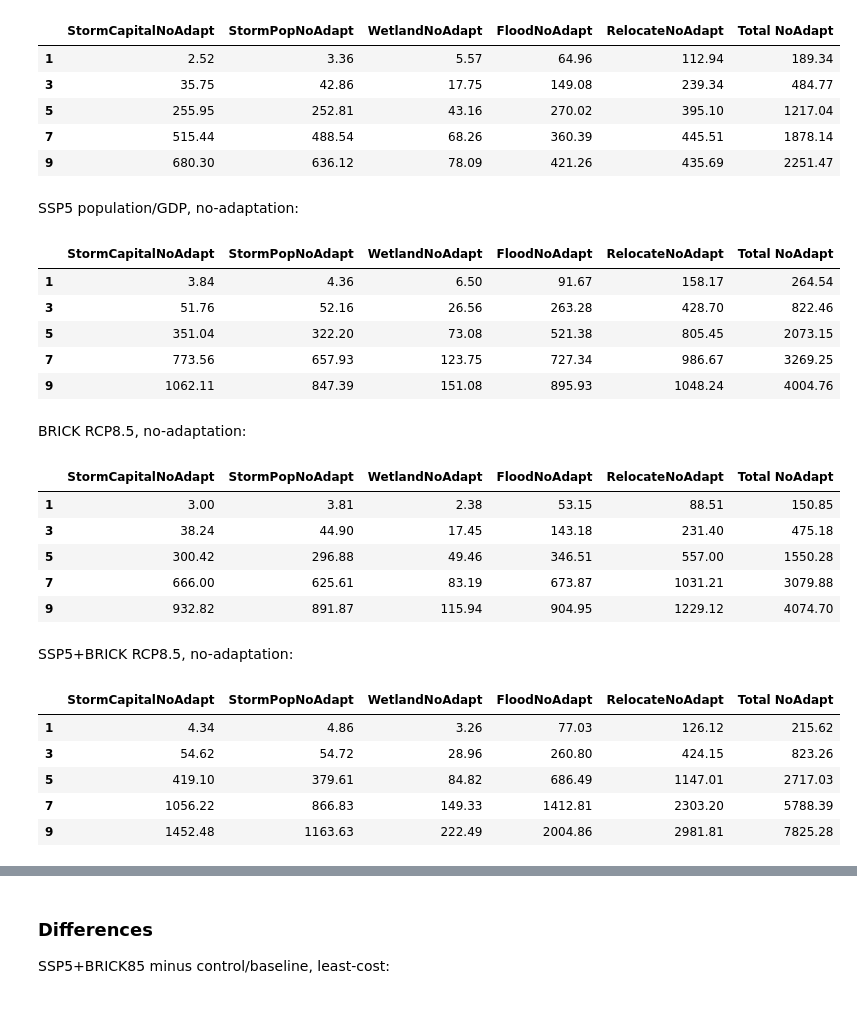
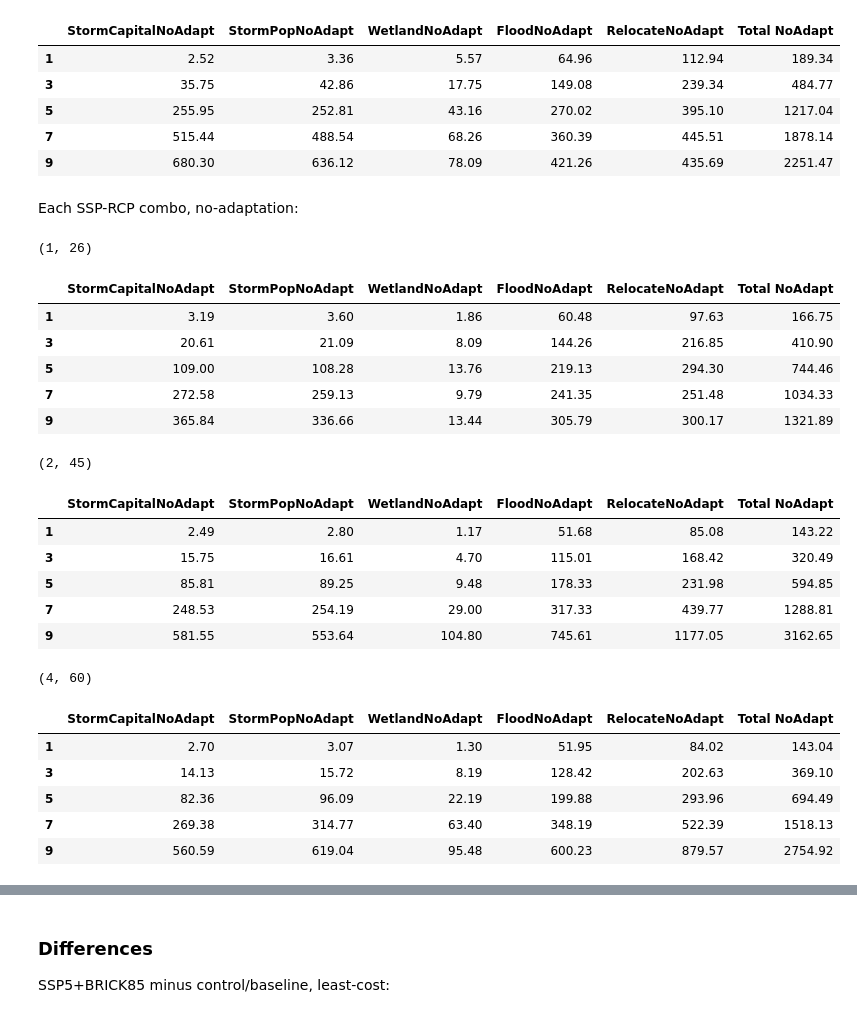
Before and after one commit to raddleverse/CIAM_uncertainty_propagation, a Jupyter notebook: work_baseline_comparisons/plotsAndAnalysis_baselineComparisons.ipynb, the cells around one changed output, grey strips where cells are left out. Saved outputs shown, nothing was run; the diff lists cells and outputs as text; code cells hidden in the pictures.

```diff
--- a/work_baseline_comparisons/plotsAndAnalysis_baselineComparisons.ipynb
+++ b/work_baseline_comparisons/plotsAndAnalysis_baselineComparisons.ipynb
@@ -911,4 +1398,4 @@ BRICK RCP8.5, least-cost:
 # %%
-df_BRICK85["Total"] = np.sum(df_BRICK85[["FloodOptimal","WetlandOptimal","InundationOptimal","RetreatOptimal","ProtectOptimal"]],axis=1)
-np.round(df_BRICK85[["FloodOptimal","WetlandOptimal","InundationOptimal","RetreatOptimal","ProtectOptimal","Total"]].iloc[idx_plot],2)
+scen = (2,45); print(scen)
+np.round(dfs[scen][["FloodOptimal","WetlandOptimal","InundationOptimal","RetreatOptimal","ProtectOptimal","Total"]].iloc[idx_plot],2)
 # %% [output]
@@ -923,4 +1409,4 @@ SSP5+BRICK RCP8.5, least-cost:
 # %%
-df_SSP5_BRICK85["Total"] = np.sum(df_SSP5_BRICK85[["FloodOptimal","WetlandOptimal","InundationOptimal","RetreatOptimal","ProtectOptimal"]],axis=1)
-np.round(df_SSP5_BRICK85[["FloodOptimal","WetlandOptimal","InundationOptimal","RetreatOptimal","ProtectOptimal","Total"]].iloc[idx_plot],2)
+scen = (4,60); print(scen)
+np.round(dfs[scen][["FloodOptimal","WetlandOptimal","InundationOptimal","RetreatOptimal","ProtectOptimal","Total"]].iloc[idx_plot],2)
 # %% [output]
@@ -932,0 +1420,3 @@ np.round(df_SSP5_BRICK85[["FloodOptimal","WetlandOptimal","InundationOptimal","R
+# %%
+scen = (5,85); print(scen)
+np.round(dfs[scen][["FloodOptimal","WetlandOptimal","InundationOptimal","RetreatOptimal","ProtectOptimal","Total"]].iloc[idx_plot],2)
@@ -946,39 +1444,41 @@ np.round(df_ctrl[["StormCapitalNoAdapt","StormPopNoAdapt","WetlandNoAdapt","Floo
 | 5 | 255.95 | 252.81 | 43.16 | 270.02 | 395.10 | 1217.04 |
 | 7 | 515.44 | 488.54 | 68.26 | 360.39 | 445.51 | 1878.14 |
 | 9 | 680.30 | 636.12 | 78.09 | 421.26 | 435.69 | 2251.47 |
-# %% [markdown]
-SSP5 population/GDP, no-adaptation:
+# %% [markdown]
+Each SSP-RCP combo, no-adaptation:
+# %%
+for scen in scenarios:
+    dfs[scen]["Total NoAdapt"] = np.sum(dfs[(scen)][["StormCapitalNoAdapt","StormPopNoAdapt","RelocateNoAdapt","FloodNoAdapt","WetlandNoAdapt"]],axis=1)
 # %%
-df_SSP5["Total NoAdapt"] = np.sum(df_SSP5[["StormCapitalNoAdapt","StormPopNoAdapt","RelocateNoAdapt","FloodNoAdapt","WetlandNoAdapt"]],axis=1)
-np.round(df_SSP5[["StormCapitalNoAdapt","StormPopNoAdapt","WetlandNoAdapt","FloodNoAdapt","RelocateNoAdapt","Total NoAdapt"]].iloc[idx_plot],2)
+scen = (1,26); print(scen)
+np.round(dfs[scen][["StormCapitalNoAdapt","StormPopNoAdapt","WetlandNoAdapt","FloodNoAdapt","RelocateNoAdapt","Total NoAdapt"]].iloc[idx_plot],2)
 # %% [output]
+(1, 26)
 |  | StormCapitalNoAdapt | StormPopNoAdapt | WetlandNoAdapt | FloodNoAdapt | RelocateNoAdapt | Total NoAdapt |
-| 1 | 3.84 | 4.36 | 6.50 | 91.67 | 158.17 | 264.54 |
-| 3 | 51.76 | 52.16 | 26.56 | 263.28 | 428.70 | 822.46 |
-| 5 | 351.04 | 322.20 | 73.08 | 521.38 | 805.45 | 2073.15 |
-| 7 | 773.56 | 657.93 | 123.75 | 727.34 | 986.67 | 3269.25 |
-| 9 | 1062.11 | 847.39 | 151.08 | 895.93 | 1048.24 | 4004.76 |
+| 1 | 3.19 | 3.60 | 1.86 | 60.48 | 97.63 | 166.75 |
+| 3 | 20.61 | 21.09 | 8.09 | 144.26 | 216.85 | 410.90 |
+| 5 | 109.00 | 108.28 | 13.76 | 219.13 | 294.30 | 744.46 |
+| 7 | 272.58 | 259.13 | 9.79 | 241.35 | 251.48 | 1034.33 |
+| 9 | 365.84 | 336.66 | 13.44 | 305.79 | 300.17 | 1321.89 |
-# %% [markdown]
-BRICK RCP8.5, no-adaptation:
 # %%
-df_BRICK85["Total NoAdapt"] = np.sum(df_BRICK85[["StormCapitalNoAdapt","StormPopNoAdapt","RelocateNoAdapt","FloodNoAdapt","WetlandNoAdapt"]],axis=1)
-np.round(df_BRICK85[["StormCapitalNoAdapt","StormPopNoAdapt","WetlandNoAdapt","FloodNoAdapt","RelocateNoAdapt","Total NoAdapt"]].iloc[idx_plot],2)
+scen = (2,45); print(scen)
+np.round(dfs[scen][["StormCapitalNoAdapt","StormPopNoAdapt","WetlandNoAdapt","FloodNoAdapt","RelocateNoAdapt","Total NoAdapt"]].iloc[idx_plot],2)
 # %% [output]
+(2, 45)
 |  | StormCapitalNoAdapt | StormPopNoAdapt | WetlandNoAdapt | FloodNoAdapt | RelocateNoAdapt | Total NoAdapt |
-| 1 | 3.00 | 3.81 | 2.38 | 53.15 | 88.51 | 150.85 |
-| 3 | 38.24 | 44.90 | 17.45 | 143.18 | 231.40 | 475.18 |
-| 5 | 300.42 | 296.88 | 49.46 | 346.51 | 557.00 | 1550.28 |
-| 7 | 666.00 | 625.61 | 83.19 | 673.87 | 1031.21 | 3079.88 |
-| 9 | 932.82 | 891.87 | 115.94 | 904.95 | 1229.12 | 4074.70 |
+| 1 | 2.49 | 2.80 | 1.17 | 51.68 | 85.08 | 143.22 |
+| 3 | 15.75 | 16.61 | 4.70 | 115.01 | 168.42 | 320.49 |
+| 5 | 85.81 | 89.25 | 9.48 | 178.33 | 231.98 | 594.85 |
+| 7 | 248.53 | 254.19 | 29.00 | 317.33 | 439.77 | 1288.81 |
+| 9 | 581.55 | 553.64 | 104.80 | 745.61 | 1177.05 | 3162.65 |
-# %% [markdown]
-SSP5+BRICK RCP8.5, no-adaptation:
 # %%
-df_SSP5_BRICK85["Total NoAdapt"] = np.sum(df_SSP5_BRICK85[["StormCapitalNoAdapt","StormPopNoAdapt","RelocateNoAdapt","FloodNoAdapt","WetlandNoAdapt"]],axis=1)
-np.round(df_SSP5_BRICK85[["StormCapitalNoAdapt","StormPopNoAdapt","WetlandNoAdapt","FloodNoAdapt","RelocateNoAdapt","Total NoAdapt"]].iloc[idx_plot],2)
+scen = (4,60); print(scen)
+np.round(dfs[scen][["StormCapitalNoAdapt","StormPopNoAdapt","WetlandNoAdapt","FloodNoAdapt","RelocateNoAdapt","Total NoAdapt"]].iloc[idx_plot],2)
 # %% [output]
+(4, 60)
 |  | StormCapitalNoAdapt | StormPopNoAdapt | WetlandNoAdapt | FloodNoAdapt | RelocateNoAdapt | Total NoAdapt |
-| 1 | 4.34 | 4.86 | 3.26 | 77.03 | 126.12 | 215.62 |
-| 3 | 54.62 | 54.72 | 28.96 | 260.80 | 424.15 | 823.26 |
-| 5 | 419.10 | 379.61 | 84.82 | 686.49 | 1147.01 | 2717.03 |
-| 7 | 1056.22 | 866.83 | 149.33 | 1412.81 | 2303.20 | 5788.39 |
-| 9 | 1452.48 | 1163.63 | 222.49 | 2004.86 | 2981.81 | 7825.28 |
+| 1 | 2.70 | 3.07 | 1.30 | 51.95 | 84.02 | 143.04 |
+| 3 | 14.13 | 15.72 | 8.19 | 128.42 | 202.63 | 369.10 |
+| 5 | 82.36 | 96.09 | 22.19 | 199.88 | 293.96 | 694.49 |
+| 7 | 269.38 | 314.77 | 63.40 | 348.19 | 522.39 | 1518.13 |
+| 9 | 560.59 | 619.04 | 95.48 | 600.23 | 879.57 | 2754.92 |
```
Also changed, not shown: parts of 33 cells of this notebook, 5 other files.
